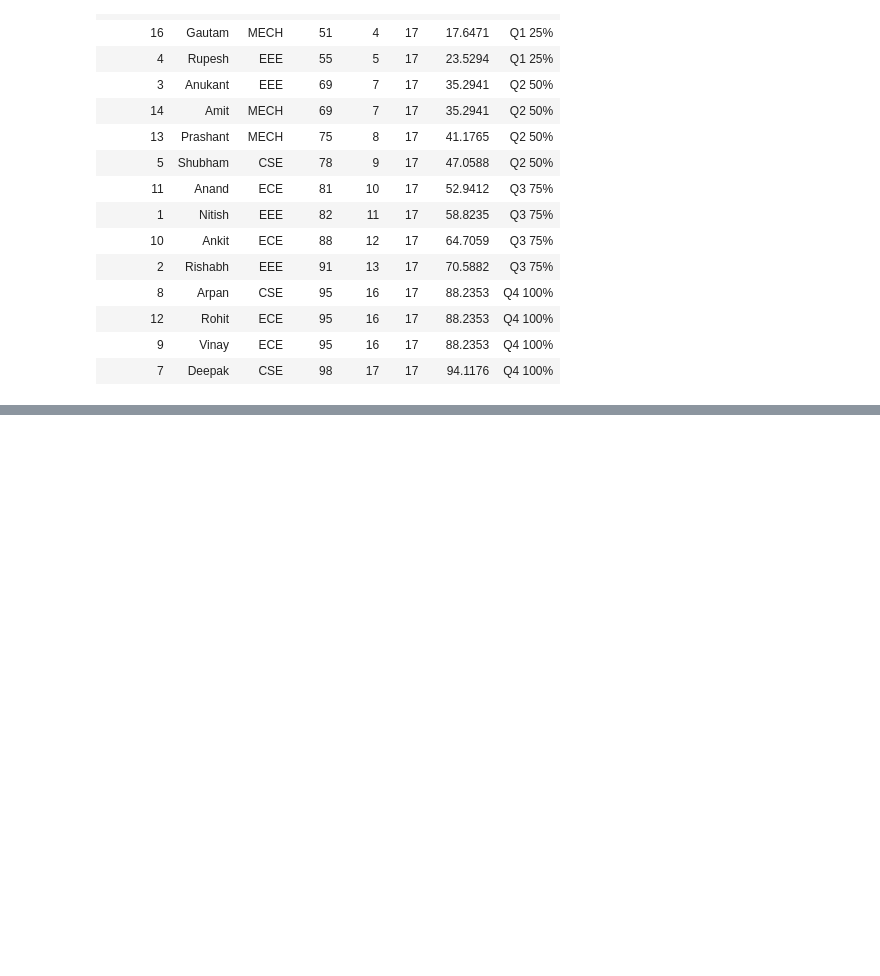
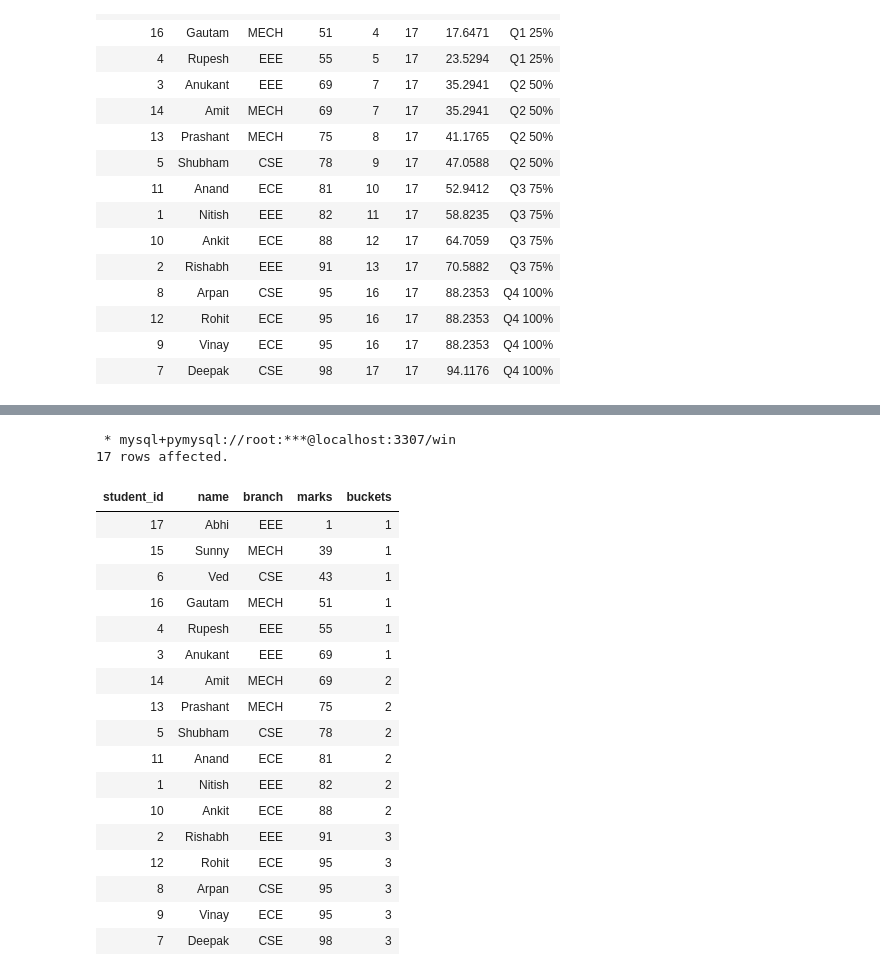
Before and after one commit to Mubeen-Ahmad/python_11, a Jupyter notebook: sql/windows_function_part2.ipynb, the cells around one changed output, grey strips where cells are left out. Saved outputs shown, nothing was run; the diff lists cells and outputs as text; code cells hidden in the pictures; blank space fills up the shorter version.

```diff
--- a/sql/windows_function_part2.ipynb
+++ b/sql/windows_function_part2.ipynb
@@ -890,0 +920,26 @@ FROM
+# %%
+%%sql
+SELECT *,
+NTILE(3) OVER(ORDER BY marks) AS buckets
+FROM student_marks
+# %% [output]
+ * mysql+pymysql://root:***@localhost:3307/win
+17 rows affected.
+| student_id | name | branch | marks | buckets |
+| 17 | Abhi | EEE | 1 | 1 |
+| 15 | Sunny | MECH | 39 | 1 |
+| 6 | Ved | CSE | 43 | 1 |
+| 16 | Gautam | MECH | 51 | 1 |
+| 4 | Rupesh | EEE | 55 | 1 |
+| 3 | Anukant | EEE | 69 | 1 |
+| 14 | Amit | MECH | 69 | 2 |
+| 13 | Prashant | MECH | 75 | 2 |
+| 5 | Shubham | CSE | 78 | 2 |
+| 11 | Anand | ECE | 81 | 2 |
+| 1 | Nitish | EEE | 82 | 2 |
+| 10 | Ankit | ECE | 88 | 2 |
+| 2 | Rishabh | EEE | 91 | 3 |
+| 12 | Rohit | ECE | 95 | 3 |
+| 8 | Arpan | CSE | 95 | 3 |
+| 9 | Vinay | ECE | 95 | 3 |
+| 7 | Deepak | CSE | 98 | 3 |
```
Also changed, not shown: parts of 9 cells of this notebook, 3 other files.
